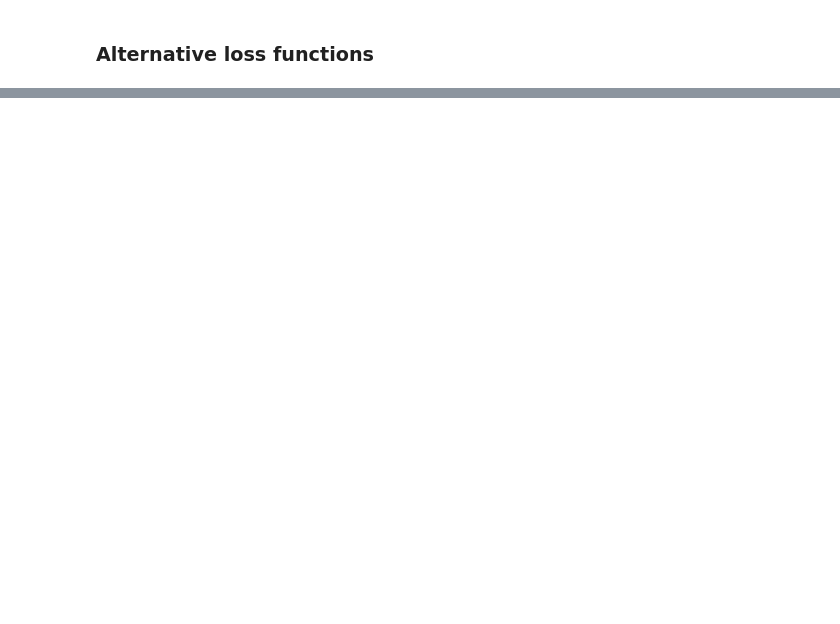
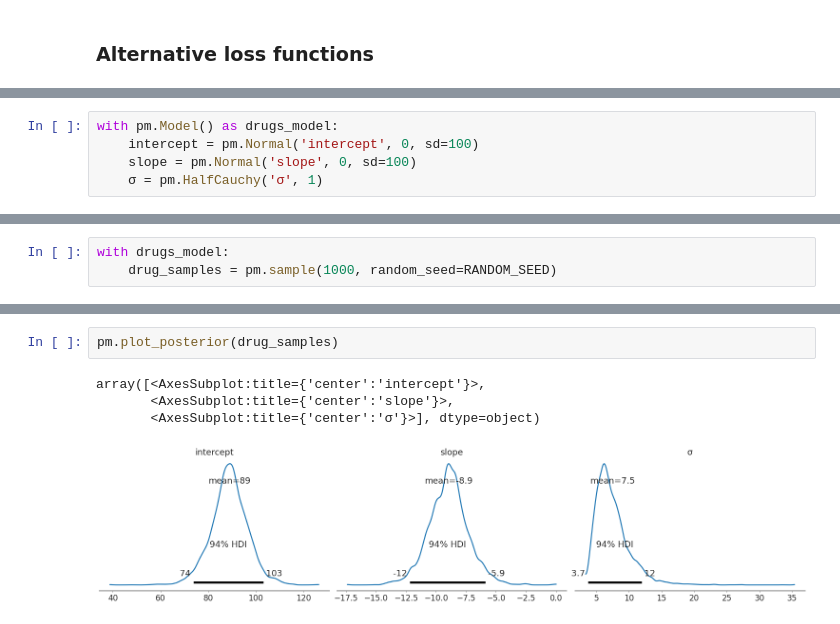
Before and after one commit to danhphan/bayesian-inferences, a Jupyter notebook: 02_regression_models.ipynb, the cells around one changed output, grey strips where cells are left out. Saved outputs shown, nothing was run; the diff lists cells and outputs as text; blank space fills up the shorter version.

```diff
--- a/02_regression_models.ipynb
+++ b/02_regression_models.ipynb
@@ -108,0 +116,5 @@ for xi, yi in zip(x,y):
+# %%
+with pm.Model() as drugs_model:
+    intercept = pm.Normal('intercept', 0, sd=100)
+    slope = pm.Normal('slope', 0, sd=100)
+    σ = pm.HalfCauchy('σ', 1)
@@ -108,0 +128,3 @@ for xi, yi in zip(x,y):
+# %%
+with drugs_model:
+    drug_samples = pm.sample(1000, random_seed=RANDOM_SEED)
@@ -108,0 +144,7 @@ for xi, yi in zip(x,y):
+# %%
+pm.plot_posterior(drug_samples)
+# %% [output]
+array([<AxesSubplot:title={'center':'intercept'}>,
+       <AxesSubplot:title={'center':'slope'}>,
+       <AxesSubplot:title={'center':'σ'}>], dtype=object)
+[figure, added]
```
Also changed, not shown: parts of 16 cells of this notebook.
